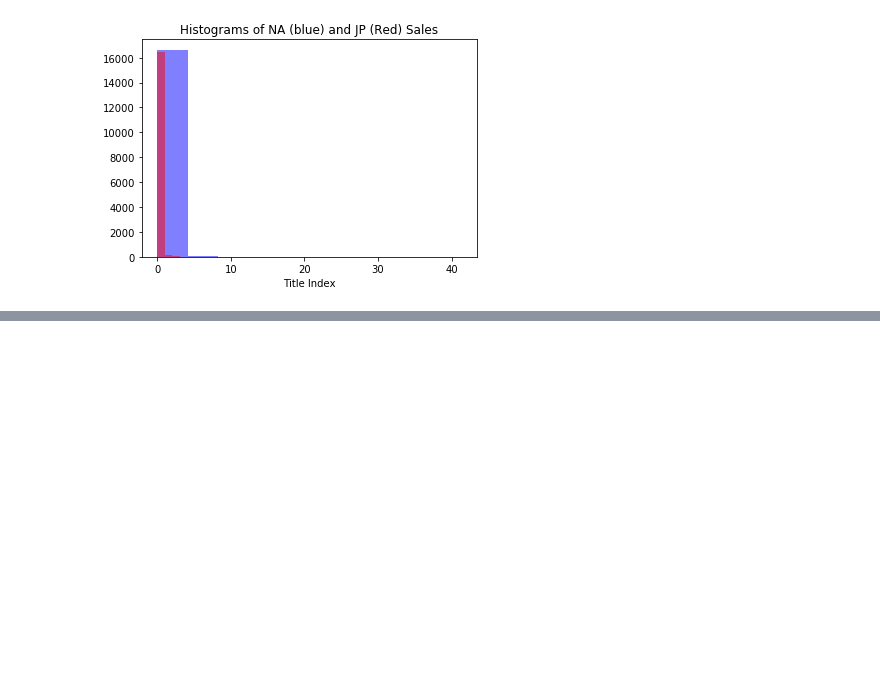
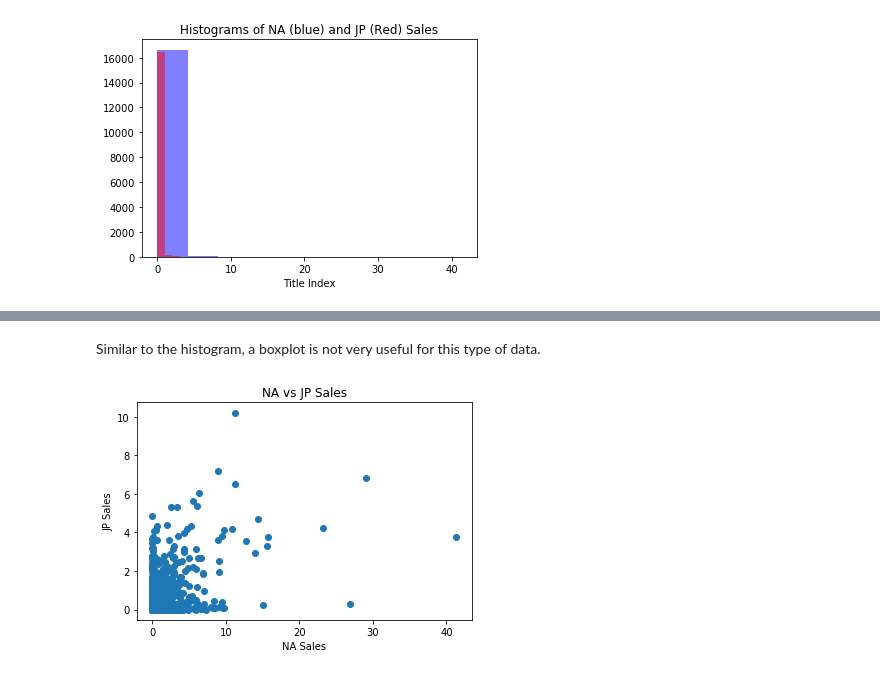
Before and after one commit to lukemlj/VideoGameData, a Jupyter notebook: Video Game Data.ipynb, the cells around one changed output, grey strips where cells are left out. Saved outputs shown, nothing was run; the diff lists cells and outputs as text; code cells hidden in the pictures; blank space fills up the shorter version.

```diff
--- a/Video Game Data.ipynb
+++ b/Video Game Data.ipynb
@@ -90,0 +84,10 @@ plt.show()
+# %% [markdown]
+Similar to the histogram, a boxplot is not very useful for this type of data.
+# %%
+plt.scatter(x = df['NA_Sales'], y = df['JP_Sales'])
+plt.title('NA vs JP Sales')
+plt.ylabel('JP Sales')
+plt.xlabel('NA Sales')
+plt.show()
+# %% [output]
+[figure, added]
```
Also changed, not shown: parts of 13 cells of this notebook.
